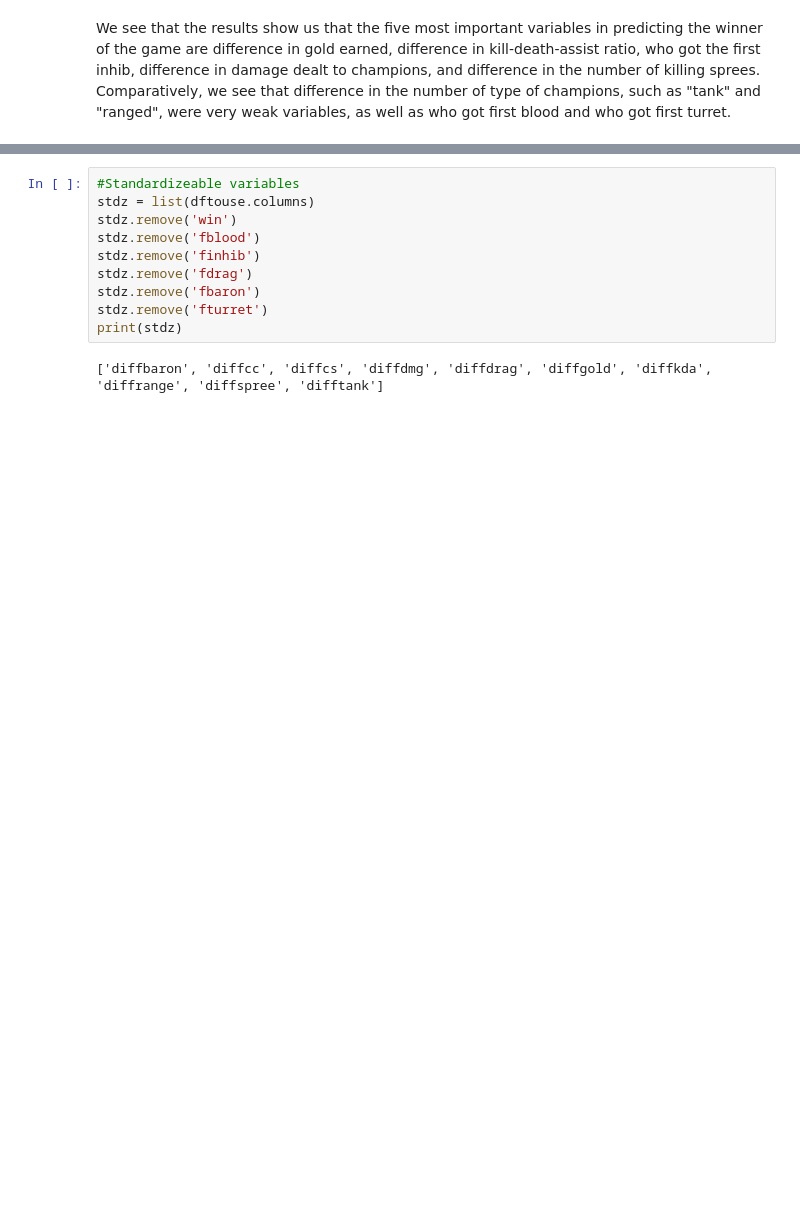
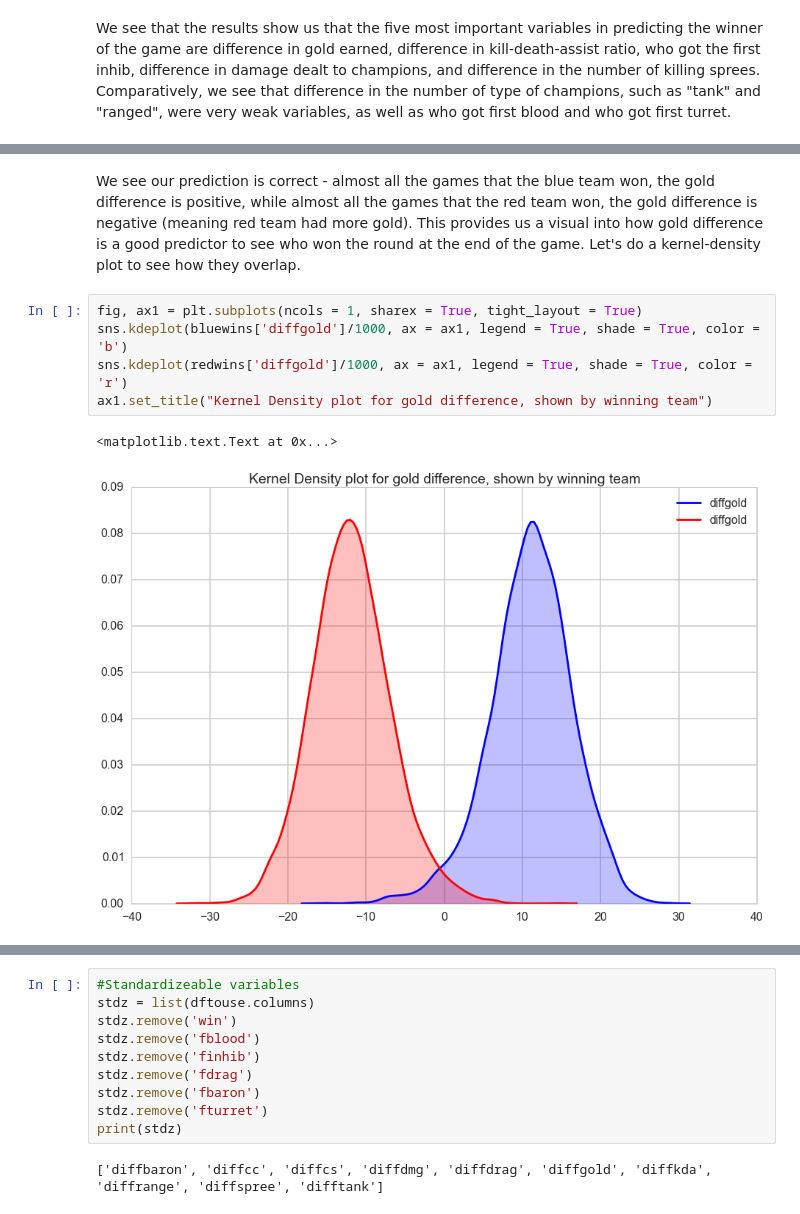
Before and after one commit to bchang823/109final, a Jupyter notebook: leorandomforestwmarkdown.ipynb, the cells around one changed output, grey strips where cells are left out. Drawn from its saved outputs; the diff is of its cells as text; blank space fills up the shorter version.

```diff
--- a/leorandomforestwmarkdown.ipynb
+++ b/leorandomforestwmarkdown.ipynb
@@ -208,0 +227,10 @@ Standardizing the dataframe stuff
+# %% [markdown]
+We see our prediction is correct - almost all the games that the blue team won, the gold difference is positive, while almost all the games that the red team won, the gold difference is negative (meaning red team had more gold). This provides us a visual into how gold difference is a good predictor to see who won the round at the end of the game. Let's do a kernel-density plot to see how they overlap.
+# %%
+fig, ax1 = plt.subplots(ncols = 1, sharex = True, tight_layout = True)
+sns.kdeplot(bluewins['diffgold']/1000, ax = ax1, legend = True, shade = True, color = 'b')
+sns.kdeplot(redwins['diffgold']/1000, ax = ax1, legend = True, shade = True, color = 'r')
+ax1.set_title("Kernel Density plot for gold difference, shown by winning team")
+# %% [output]
+<matplotlib.text.Text at 0x...>
+[figure, added]
```
Also changed, not shown: parts of 41 cells of this notebook.
